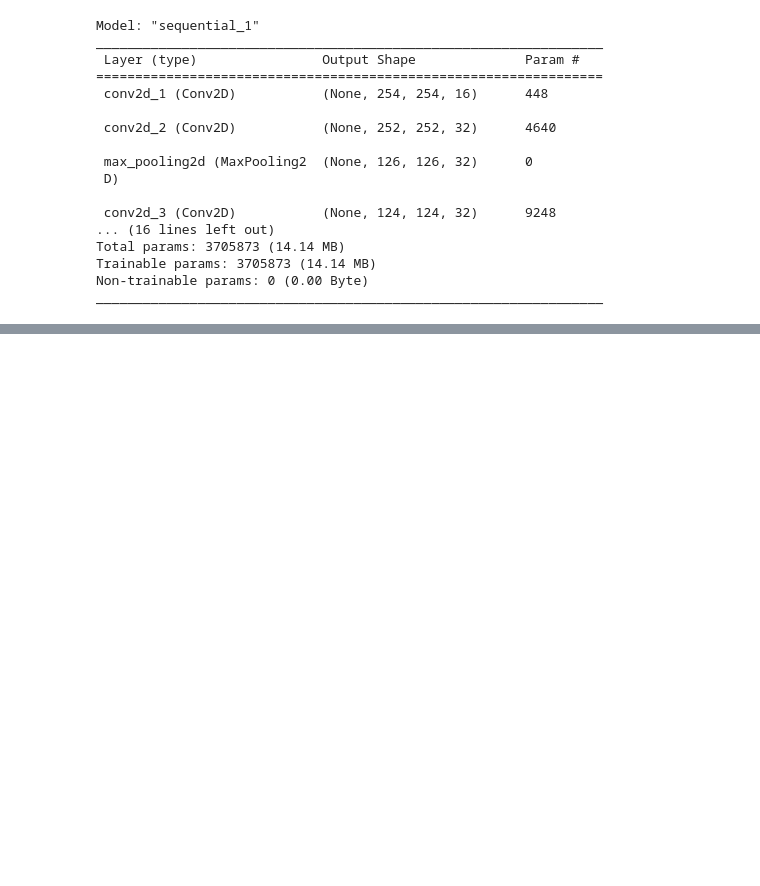
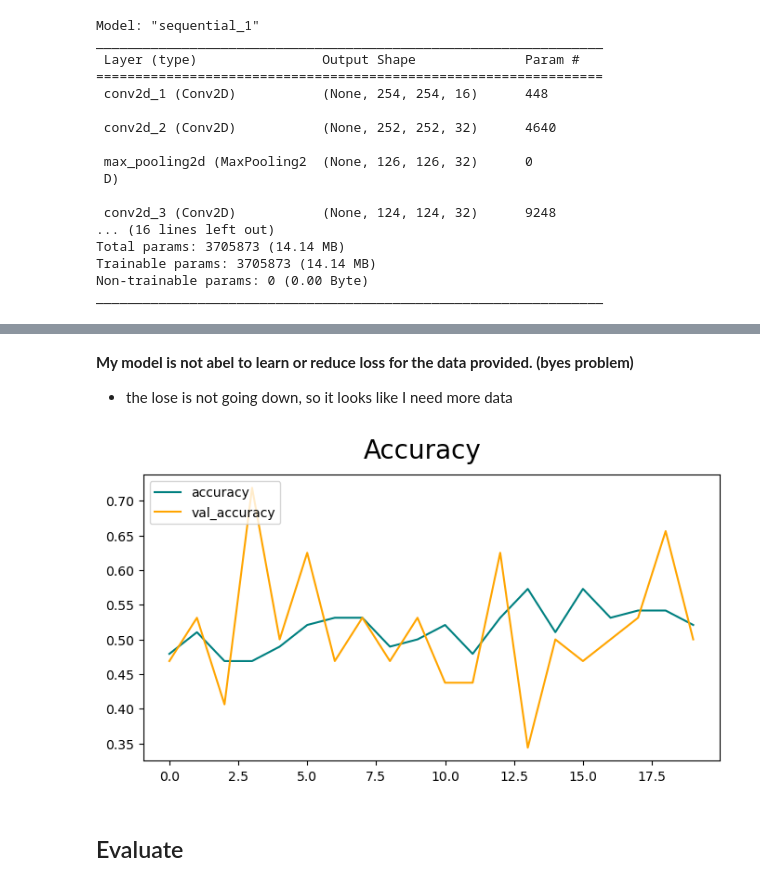
Before and after one commit to MigashaneVictoire/bike_image_classifier, a Jupyter notebook: prepare.ipynb, the cells around one changed output, grey strips where cells are left out. Cells and saved outputs as stored; diff of their text form; code cells hidden in the pictures; blank space fills up the shorter version.

```diff
--- a/prepare.ipynb
+++ b/prepare.ipynb
@@ -252,0 +296,14 @@ _________________________________________________________________
+# %% [markdown]
+**My model is not abel to learn or reduce loss for the data provided. (byes problem)**
+- the lose is not going down, so it looks like I need more data
+# %%
+fig = plt.figure(figsize=(8,4))
+plt.plot(hist.history['accuracy'], color='teal', label='accuracy')
+plt.plot(hist.history['val_accuracy'], color='orange', label='val_accuracy')
+fig.suptitle('Accuracy', fontsize=20)
+plt.legend(loc="upper left")
+plt.show()
+# %% [output]
+[figure, added]
+# %% [markdown]
+## Evaluate
```
Also changed, not shown: parts of 14 cells of this notebook, 4 other files.
